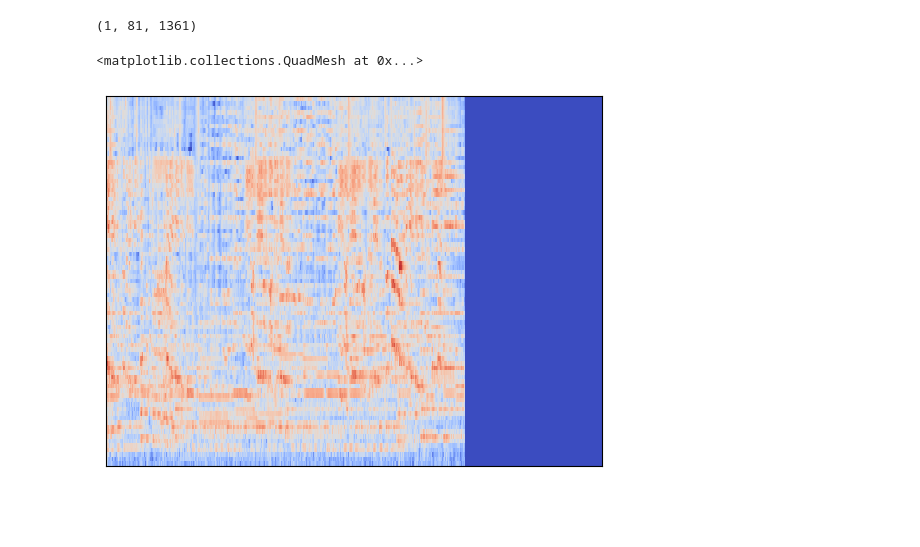
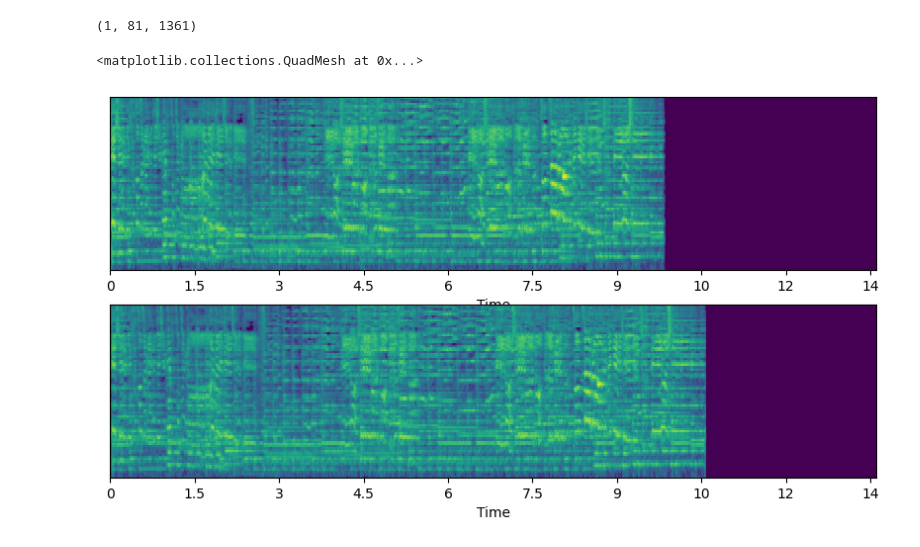
Before and after one commit to Pliploop/EquiTempo, a Jupyter notebook: dataset_testing.ipynb, the cells around one changed output. Drawn from its saved outputs; the diff is of its cells as text; code cells hidden in the pictures; blank space fills up the shorter version.

```diff
--- a/dataset_testing.ipynb
+++ b/dataset_testing.ipynb
@@ -6,5 +6,5 @@ dataset = MTATDataset()
 from IPython.display import Audio
 import librosa.display
 
-audio_1,audio_2 = dataset[2]
+audio_1,audio_2 = dataset[2]["audio_1"], dataset[2]["audio_2"]
 # %% [output]
@@ -22,9 +22,9 @@ audio_1.shape
 (1, 81, 1361)
 # %%
 import matplotlib.pyplot as plt
-fig,ax = plt.subplots(2,1,figsize = (20,10))
-librosa.display.specshow(audio_1.squeeze(),sr=44100,hop_length=441,n_fft=2048,win_length=2048, cmap = "viridis", ax = ax[0], y_axis = 'log', x_axis= 'time')
-librosa.display.specshow(audio_1.squeeze(),sr=44100,hop_length=441,n_fft=2048,win_length=2048, cmap = "viridis", ax = ax[0], y_axis = 'log', x_axis= 'time)
+fig,ax = plt.subplots(2,1,figsize = (10,5))
+librosa.display.specshow(audio_1.squeeze(),sr=44100,hop_length=441,n_fft=2048,win_length=2048, cmap = "viridis", ax = ax[0], x_axis= 'time')
+librosa.display.specshow(audio_2.squeeze(),sr=44100,hop_length=441,n_fft=2048,win_length=2048, cmap = "viridis", ax = ax[1], x_axis= 'time')
 # %% [output]
 <matplotlib.collections.QuadMesh at 0x...>
-[figure, old version]
+[figure, new version]
```
Also changed, not shown: parts of 1 cell of this notebook, 1 other file.
